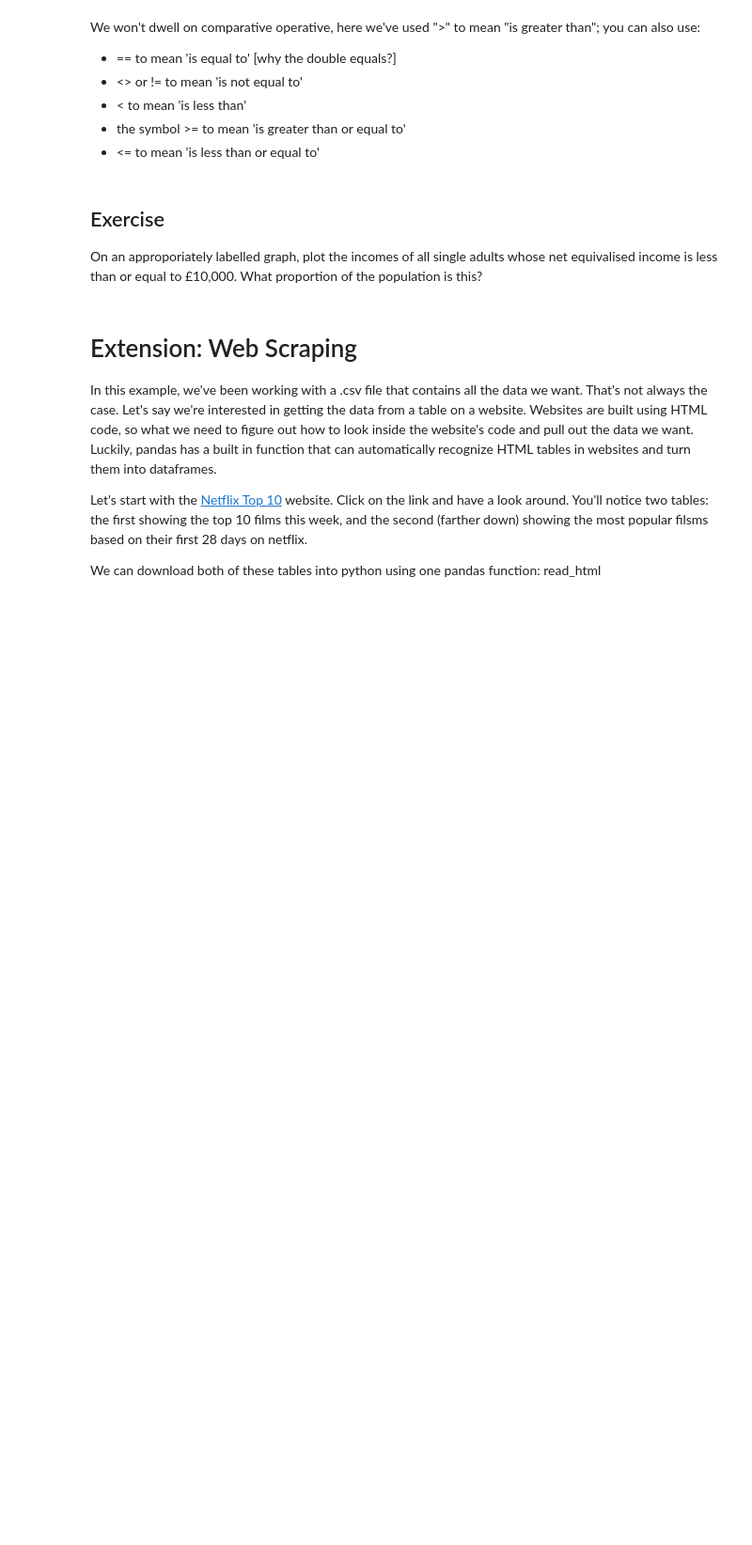
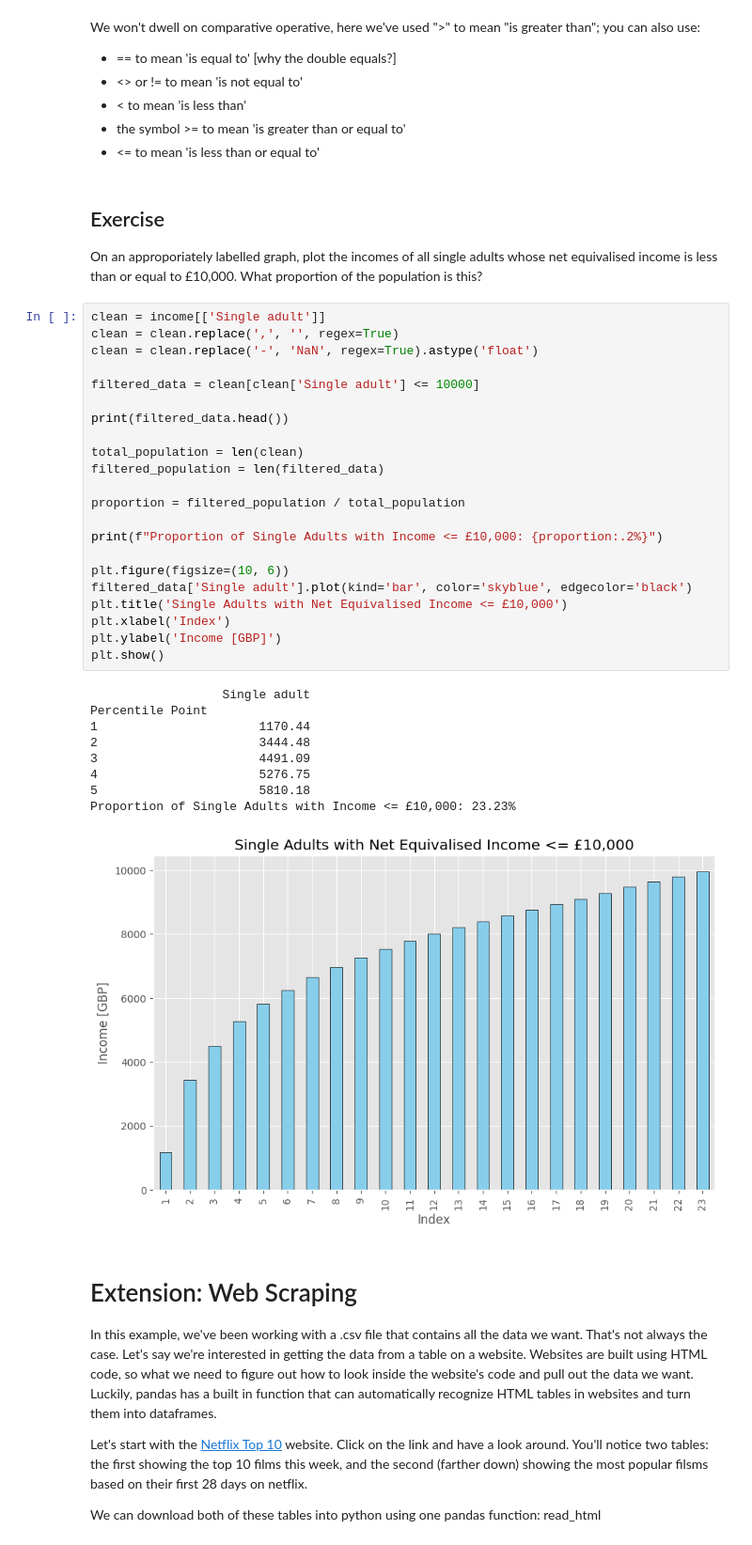
Before and after one commit to KellyLuo123/QM2-1, a Jupyter notebook: W2_Working_with_Data_in_Pandas.ipynb, the cells around one changed output. Shown: that part at 94% size. Saved outputs shown, nothing was run; the diff lists cells and outputs as text; blank space fills up the shorter version.

```diff
--- a/W2_Working_with_Data_in_Pandas.ipynb
+++ b/W2_Working_with_Data_in_Pandas.ipynb
@@ -347,6 +410,38 @@ We won't dwell on comparative operative, here we've used ">" to mean "is greater
 # %% [markdown]
 ## Exercise
 On an approporiately labelled graph, plot the incomes of all single adults whose net equivalised income is less than or equal to £10,000. What proportion of the population is this?
+# %%
+clean = income[['Single adult']]
+clean = clean.replace(',', '', regex=True)
+clean = clean.replace('-', 'NaN', regex=True).astype('float')
+
+filtered_data = clean[clean['Single adult'] <= 10000]
+
+print(filtered_data.head())
+
+total_population = len(clean)
+filtered_population = len(filtered_data)
+
+proportion = filtered_population / total_population
+
+print(f"Proportion of Single Adults with Income <= £10,000: {proportion:.2%}")
+
+plt.figure(figsize=(10, 6))
+filtered_data['Single adult'].plot(kind='bar', color='skyblue', edgecolor='black')
+plt.title('Single Adults with Net Equivalised Income <= £10,000')
+plt.xlabel('Index')
+plt.ylabel('Income [GBP]')
+plt.show()
+# %% [output]
+                  Single adult
+Percentile Point
+1                      1170.44
+2                      3444.48
+3                      4491.09
+4                      5276.75
+5                      5810.18
+Proportion of Single Adults with Income <= £10,000: 23.23%
+[figure, added]
 # %% [markdown]
 # Extension: Web Scraping
 
```
Also changed, not shown: parts of 18 cells of this notebook.
